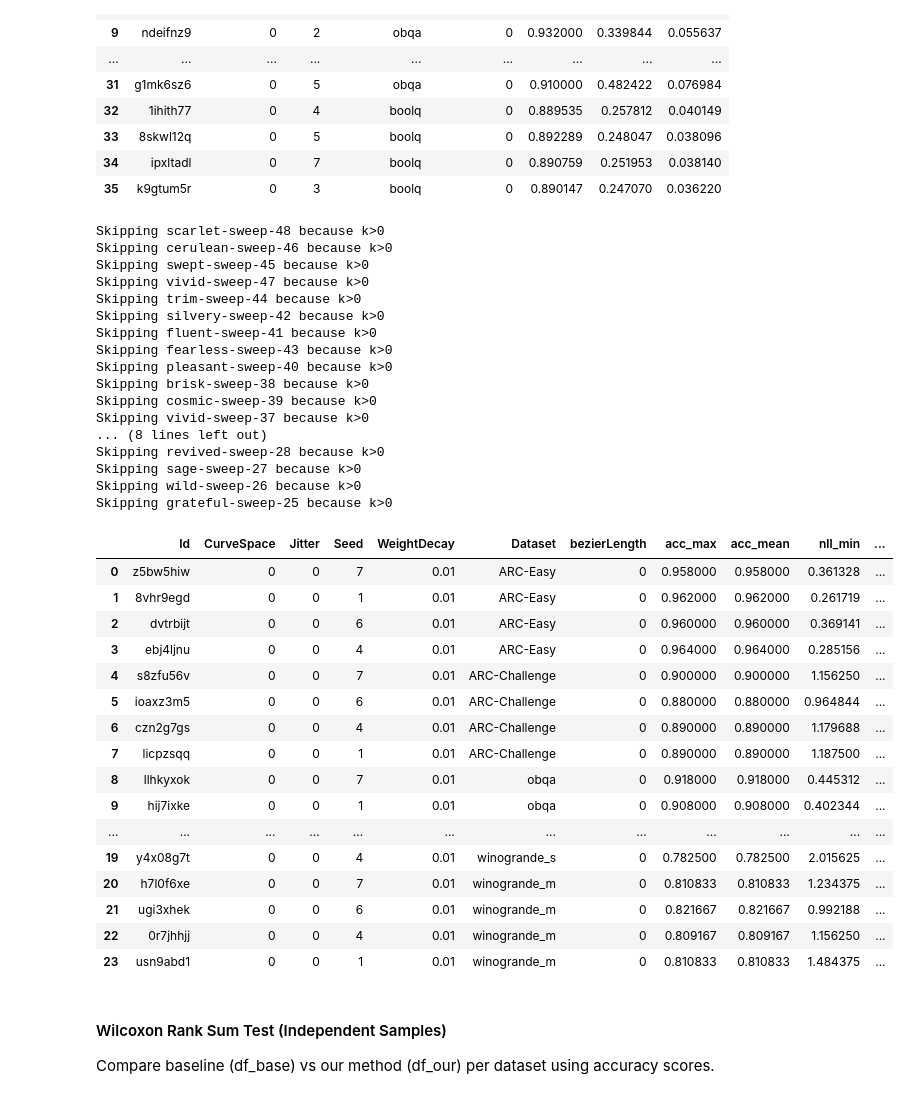
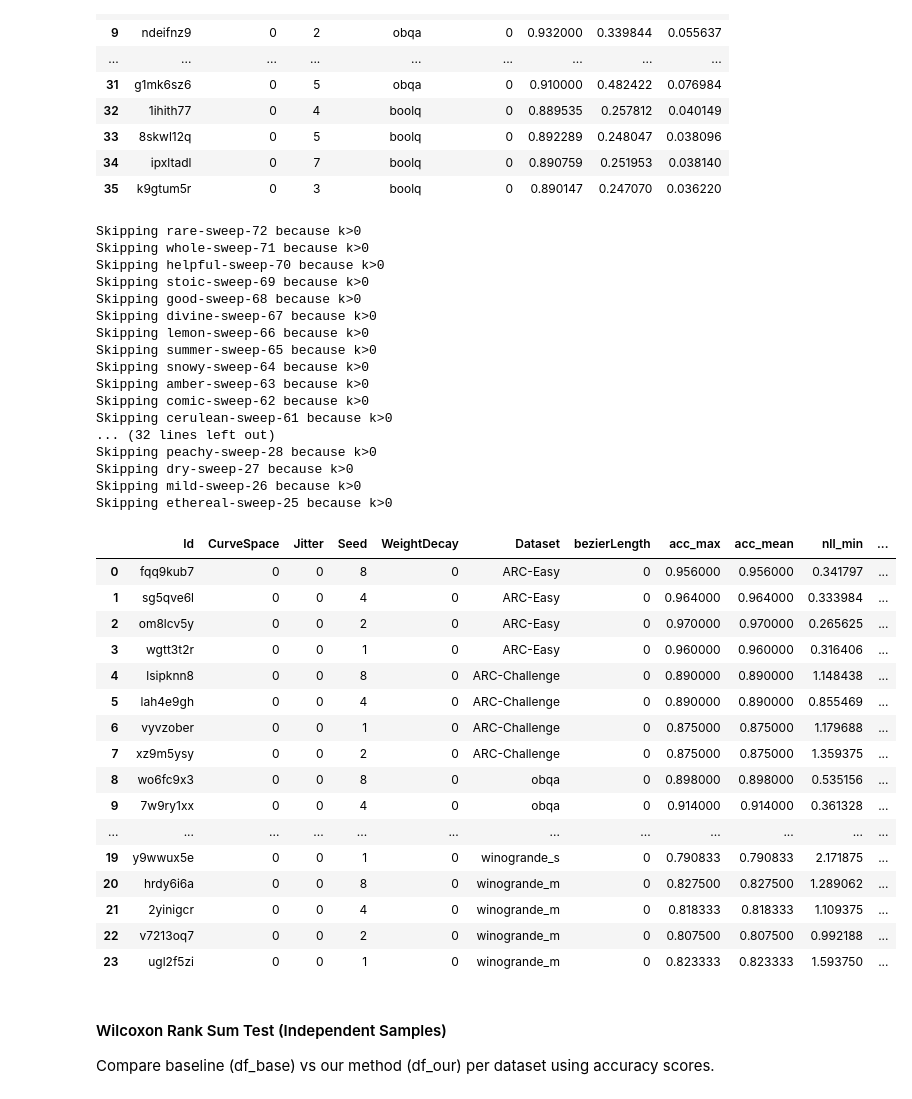
Before and after one commit to doldd/Time_Transformer, a Jupyter notebook: analyse_qwen_results.ipynb, the cells around one changed output. Drawn from its saved outputs; the diff is of its cells as text; code cells hidden in the pictures.

```diff
--- a/analyse_qwen_results.ipynb
+++ b/analyse_qwen_results.ipynb
@@ -1682,7 +1682,7 @@ for s in ["0nx704d3",]: # no noise
             continue
         t_run.set_postfix_str(run.name)
         res = dict(Id=run.id,
-                    CurveSpace=run.config['curve_params']['k'],
+                    CurveSpace=f"{run.config['curve_params']['k']}",
                     Jitter=run.config['curve_params']['jitter_multiplier'],
                     Seed=run.config['rng_seed'],
                     WeightDecay=run.config['curve_params']['optimizer_conf']['kwargs']['weight_decay'],
@@ -1978,68 +1982,69 @@ Dropped 2 duplicates, remaining 36 rows
 # %%
 api = wandb.Api()
 results = []
-for s in ["0nx704d3",]: # longer curve training 100_000 steps and different jitter and two new seeds
+for s in ["47xexal3",]: # final MLE run
+# for s in ["0nx704d3",]: # longer curve training 100_000 steps and different jitter and two new seeds
     t_run = tqdm(api.sweep(f"ddold/qwen_PtoC/{s}").runs)
     t_run.set_description(s)
     for run in t_run:
         if run.state != 'finished':
             print(f"Skipping {run.name} because it is not finished")
             continue
         t_run.set_postfix_str(run.name)
         if run.config['curve_params']['k']>0:
             print(f"Skipping {run.name} because k>0")
             continue
         res = dict(Id=run.id,
                     CurveSpace=run.config['curve_params']['k'],
                     Jitter=run.config['curve_params']['jitter_multiplier'],
                     Seed=run.config['rng_seed'],
                     WeightDecay=run.config['curve_params']['optimizer_conf']['kwargs']['weight_decay'],
                     Dataset="_".join(run.config['dataset_path'].split('/')[-1].split('.')[0].split('_')[:-1]),
                     bezierLength=run.summary.get('Curve length', 0),
                     acc_max=run.summary['final_acc_max'],
                     acc_mean=run.summary['final_acc_mean'],
                     nll_min=run.summary['final_loss_min'],
                     nll_mean=run.summary['final_loss_mean'],
             )
         results.append(res)
 
 df_our = pd.DataFrame(results)
 df_our
 # %% [output]
-Skipping scarlet-sweep-48 because k>0
-Skipping cerulean-sweep-46 because k>0
-Skipping swept-sweep-45 because k>0
-Skipping vivid-sweep-47 because k>0
-Skipping trim-sweep-44 because k>0
-Skipping silvery-sweep-42 because k>0
-Skipping fluent-sweep-41 because k>0
-Skipping fearless-sweep-43 because k>0
-Skipping pleasant-sweep-40 because k>0
-Skipping brisk-sweep-38 because k>0
-Skipping cosmic-sweep-39 because k>0
-Skipping vivid-sweep-37 because k>0
-... (8 lines left out)
-Skipping revived-sweep-28 because k>0
-Skipping sage-sweep-27 because k>0
-Skipping wild-sweep-26 because k>0
-Skipping grateful-sweep-25 because k>0
+Skipping rare-sweep-72 because k>0
+Skipping whole-sweep-71 because k>0
+Skipping helpful-sweep-70 because k>0
+Skipping stoic-sweep-69 because k>0
+Skipping good-sweep-68 because k>0
+Skipping divine-sweep-67 because k>0
+Skipping lemon-sweep-66 because k>0
+Skipping summer-sweep-65 because k>0
+Skipping snowy-sweep-64 because k>0
+Skipping amber-sweep-63 because k>0
+Skipping comic-sweep-62 because k>0
+Skipping cerulean-sweep-61 because k>0
+... (32 lines left out)
+Skipping peachy-sweep-28 because k>0
+Skipping dry-sweep-27 because k>0
+Skipping mild-sweep-26 because k>0
+Skipping ethereal-sweep-25 because k>0
 |  | Id | CurveSpace | Jitter | Seed | WeightDecay | Dataset | bezierLength | acc_max | acc_mean | nll_min | ... |
-| 0 | z5bw5hiw | 0 | 0 | 7 | 0.01 | ARC-Easy | 0 | 0.958000 | 0.958000 | 0.361328 | ... |
-| 1 | 8vhr9egd | 0 | 0 | 1 | 0.01 | ARC-Easy | 0 | 0.962000 | 0.962000 | 0.261719 | ... |
-| 2 | dvtrbijt | 0 | 0 | 6 | 0.01 | ARC-Easy | 0 | 0.960000 | 0.960000 | 0.369141 | ... |
-| 3 | ebj4ljnu | 0 | 0 | 4 | 0.01 | ARC-Easy | 0 | 0.964000 | 0.964000 | 0.285156 | ... |
-| 4 | s8zfu56v | 0 | 0 | 7 | 0.01 | ARC-Challenge | 0 | 0.900000 | 0.900000 | 1.156250 | ... |
-| 5 | ioaxz3m5 | 0 | 0 | 6 | 0.01 | ARC-Challenge | 0 | 0.880000 | 0.880000 | 0.964844 | ... |
-| 6 | czn2g7gs | 0 | 0 | 4 | 0.01 | ARC-Challenge | 0 | 0.890000 | 0.890000 | 1.179688 | ... |
-| 7 | licpzsqq | 0 | 0 | 1 | 0.01 | ARC-Challenge | 0 | 0.890000 | 0.890000 | 1.187500 | ... |
-| 8 | llhkyxok | 0 | 0 | 7 | 0.01 | obqa | 0 | 0.918000 | 0.918000 | 0.445312 | ... |
-| 9 | hij7ixke | 0 | 0 | 1 | 0.01 | obqa | 0 | 0.908000 | 0.908000 | 0.402344 | ... |
+| 0 | fqq9kub7 | 0 | 0 | 8 | 0 | ARC-Easy | 0 | 0.956000 | 0.956000 | 0.341797 | ... |
+| 1 | sg5qve6l | 0 | 0 | 4 | 0 | ARC-Easy | 0 | 0.964000 | 0.964000 | 0.333984 | ... |
+| 2 | om8lcv5y | 0 | 0 | 2 | 0 | ARC-Easy | 0 | 0.970000 | 0.970000 | 0.265625 | ... |
+| 3 | wgtt3t2r | 0 | 0 | 1 | 0 | ARC-Easy | 0 | 0.960000 | 0.960000 | 0.316406 | ... |
+| 4 | lsipknn8 | 0 | 0 | 8 | 0 | ARC-Challenge | 0 | 0.890000 | 0.890000 | 1.148438 | ... |
+| 5 | lah4e9gh | 0 | 0 | 4 | 0 | ARC-Challenge | 0 | 0.890000 | 0.890000 | 0.855469 | ... |
+| 6 | vyvzober | 0 | 0 | 1 | 0 | ARC-Challenge | 0 | 0.875000 | 0.875000 | 1.179688 | ... |
+| 7 | xz9m5ysy | 0 | 0 | 2 | 0 | ARC-Challenge | 0 | 0.875000 | 0.875000 | 1.359375 | ... |
+| 8 | wo6fc9x3 | 0 | 0 | 8 | 0 | obqa | 0 | 0.898000 | 0.898000 | 0.535156 | ... |
+| 9 | 7w9ry1xx | 0 | 0 | 4 | 0 | obqa | 0 | 0.914000 | 0.914000 | 0.361328 | ... |
 | ... | ... | ... | ... | ... | ... | ... | ... | ... | ... | ... | ... |
-| 19 | y4x08g7t | 0 | 0 | 4 | 0.01 | winogrande_s | 0 | 0.782500 | 0.782500 | 2.015625 | ... |
-| 20 | h7l0f6xe | 0 | 0 | 7 | 0.01 | winogrande_m | 0 | 0.810833 | 0.810833 | 1.234375 | ... |
-| 21 | ugi3xhek | 0 | 0 | 6 | 0.01 | winogrande_m | 0 | 0.821667 | 0.821667 | 0.992188 | ... |
-| 22 | 0r7jhhjj | 0 | 0 | 4 | 0.01 | winogrande_m | 0 | 0.809167 | 0.809167 | 1.156250 | ... |
-| 23 | usn9abd1 | 0 | 0 | 1 | 0.01 | winogrande_m | 0 | 0.810833 | 0.810833 | 1.484375 | ... |
+| 19 | y9wwux5e | 0 | 0 | 1 | 0 | winogrande_s | 0 | 0.790833 | 0.790833 | 2.171875 | ... |
+| 20 | hrdy6i6a | 0 | 0 | 8 | 0 | winogrande_m | 0 | 0.827500 | 0.827500 | 1.289062 | ... |
+| 21 | 2yinigcr | 0 | 0 | 4 | 0 | winogrande_m | 0 | 0.818333 | 0.818333 | 1.109375 | ... |
+| 22 | v7213oq7 | 0 | 0 | 2 | 0 | winogrande_m | 0 | 0.807500 | 0.807500 | 0.992188 | ... |
+| 23 | ugl2f5zi | 0 | 0 | 1 | 0 | winogrande_m | 0 | 0.823333 | 0.823333 | 1.593750 | ... |
 # %% [markdown]
 #### Wilcoxon Rank Sum Test (Independent Samples)
 
```
Also changed, not shown: parts of 22 cells of this notebook, 2 other files.
